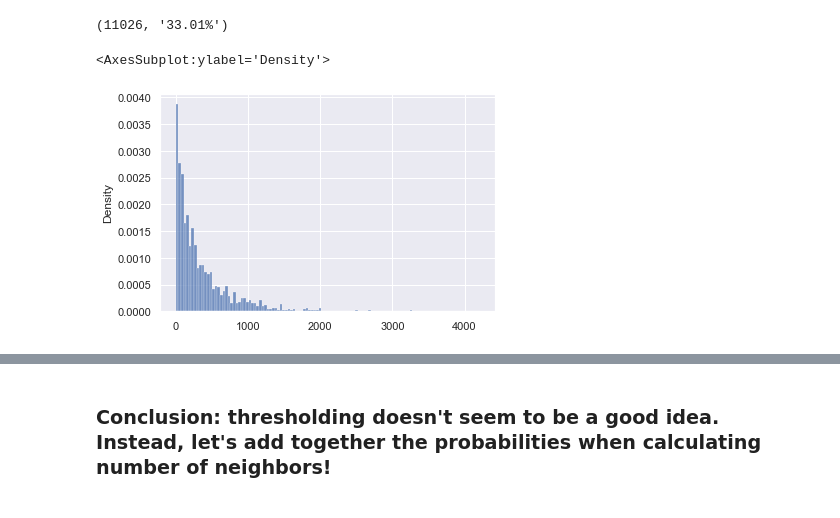
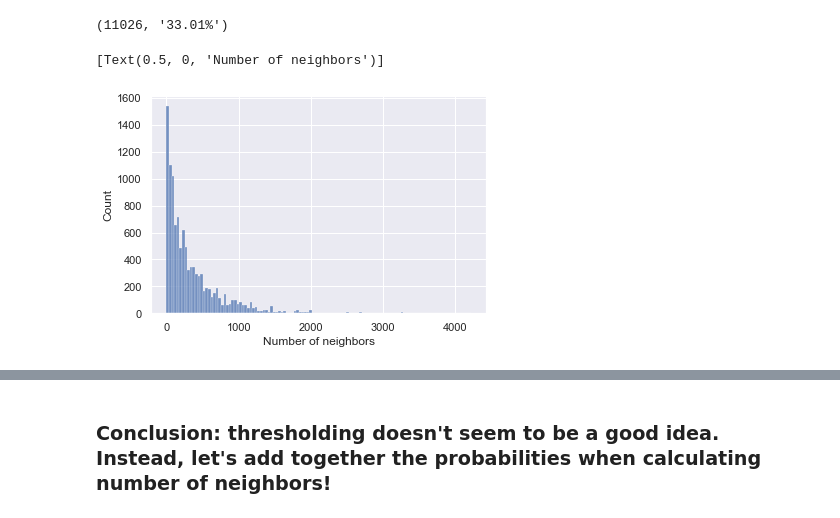
Before and after one commit to Cpetak/WGS, a Jupyter notebook: get_gene_from_snp.ipynb, the cells around one changed output, grey strips where cells are left out. Saved outputs shown, nothing was run; the diff lists cells and outputs as text; code cells hidden in the pictures.

```diff
--- a/get_gene_from_snp.ipynb
+++ b/get_gene_from_snp.ipynb
@@ -469,8 +469,9 @@ neighs = [len(full_adj_list[gene]) for gene in genes_found if gene in full_adj_l
 len(neighs),f"{len(neighs)/len(genes_found)*100:.2f}%"
 # %% [output]
 (11026, '33.01%')
-# %%
-sns.histplot(neighs,stat="density")
-# %% [output]
-<AxesSubplot:ylabel='Density'>
-[figure, removed]
+# %%
+ax=sns.histplot(neighs) #unweighted, full network data
+ax.set(xlabel='Number of neighbors')
+# %% [output]
+[Text(0.5, 0, 'Number of neighbors')]
+[figure, added]
```
Also changed, not shown: parts of 5 cells of this notebook, 29 other files.
